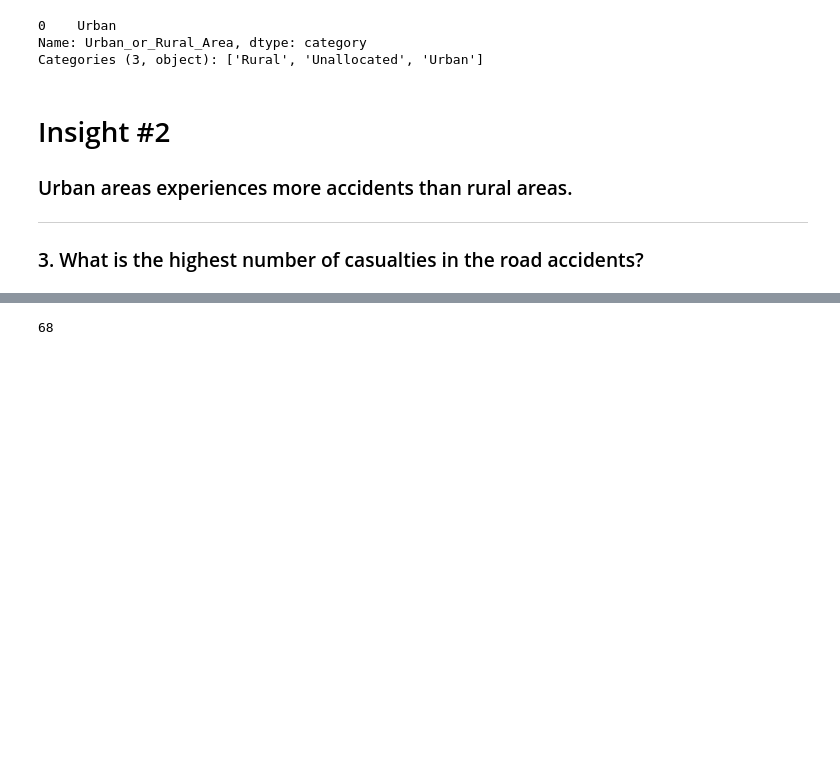
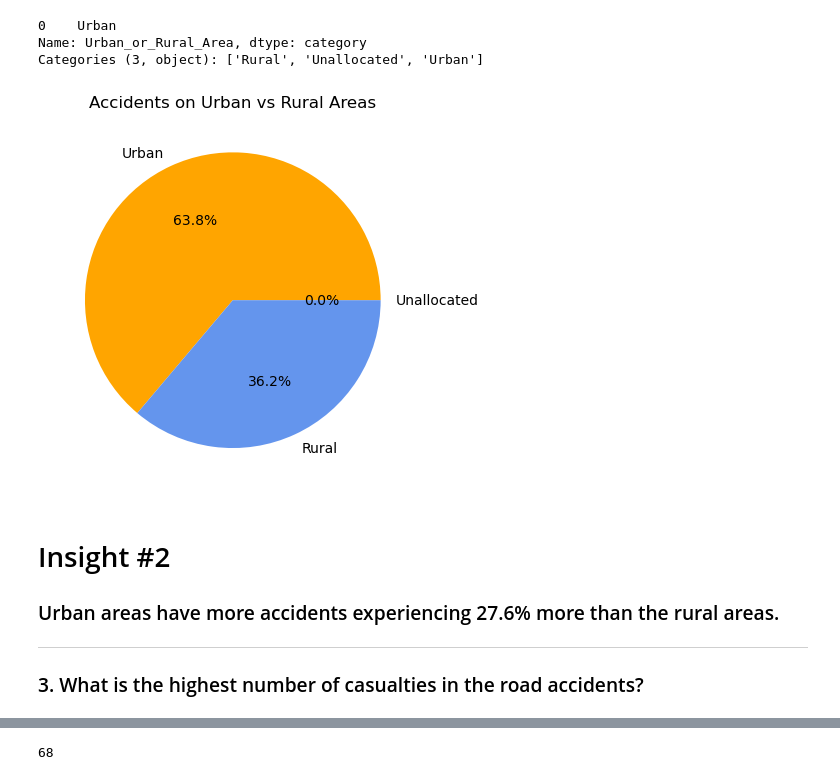
Before and after one commit to oliverliwanag/ELEC303-DATA-ANALYTICS-LIWANAG, a Jupyter notebook: ELEC03-3A/Activity2.ipynb, the cells around one changed output, grey strips where cells are left out. Saved outputs shown, nothing was run; the diff lists cells and outputs as text; code cells hidden in the pictures; blank space fills up the shorter version.

```diff
--- a/ELEC03-3A/Activity2.ipynb
+++ b/ELEC03-3A/Activity2.ipynb
@@ -156,9 +176,17 @@ road_accidents['Urban_or_Rural_Area'].mode()
 0    Urban
 Name: Urban_or_Rural_Area, dtype: category
 Categories (3, object): ['Rural', 'Unallocated', 'Urban']
+# %%
+road_accidents['Urban_or_Rural_Area'].value_counts().plot(kind='pie', autopct='%1.1f%%', colors=['orange', 'cornflowerblue'])
+
+plt.title('Accidents on Urban vs Rural Areas')
+plt.ylabel('')
+plt.show()
+# %% [output]
+[figure, added]
 # %% [markdown]
 <h1>Insight #2</h1>
-<h3>Urban areas experiences more accidents than rural areas.</h3>
+<h3>Urban areas have more accidents experiencing 27.6% more than the rural areas.</h3>
 <hr>
 <h3>3. What is the highest number of casualties in the road accidents?
 </h3>
```
Also changed, not shown: parts of 32 cells of this notebook.
